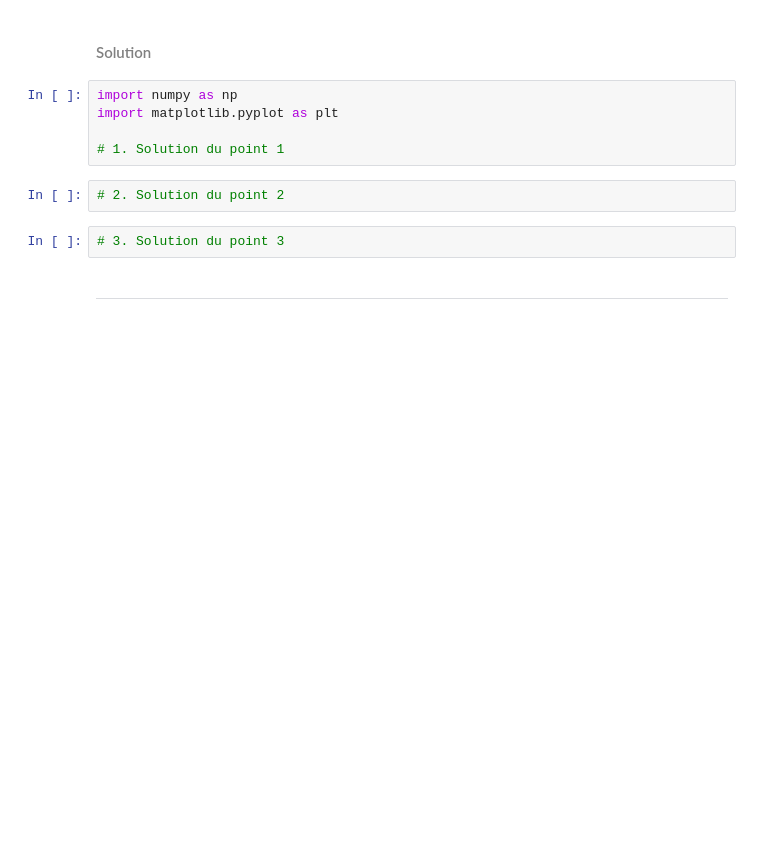
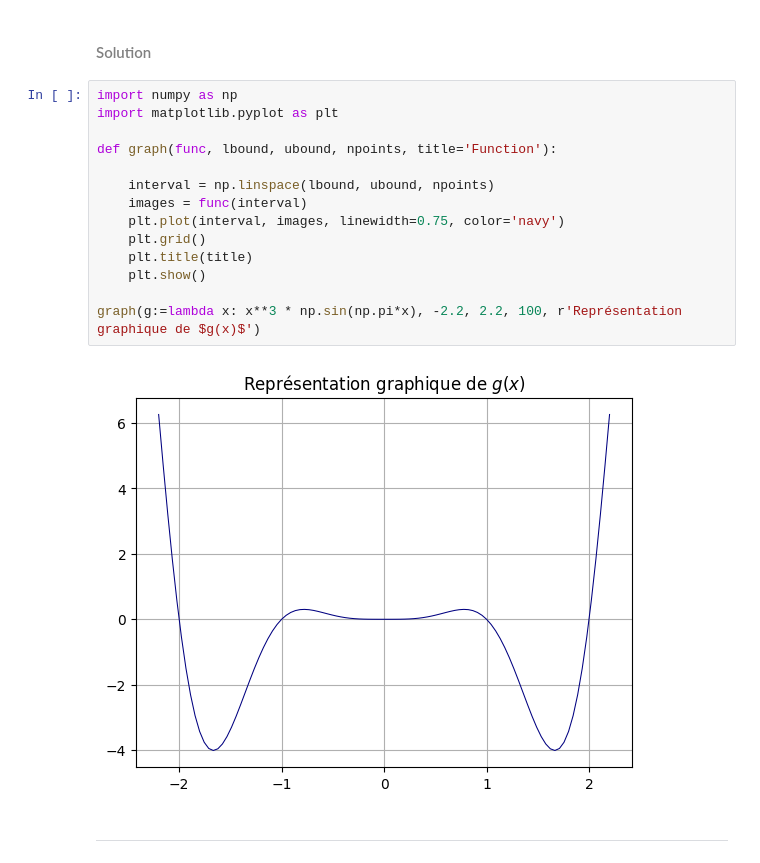
Before and after one commit to mightykatun/epfl-icc-man, a Jupyter notebook: Series/Serie_10/Serie_10.ipynb, the cells around one changed output. Drawn from its saved outputs; the diff is of its cells as text; blank space fills up the shorter version.

```diff
--- a/Series/Serie_10/Serie_10.ipynb
+++ b/Series/Serie_10/Serie_10.ipynb
@@ -34,15 +34,22 @@ On cherche à étudier la fonction $g$ en la représentant graphiquement et en d
 4. de déterminer visuellement le nombre de zéros dans l'intervalle considéré.
 # %% [markdown]
 #### <font color=grey>Solution </font>
-# %%
-import numpy as np
-import matplotlib.pyplot as plt
-
-# 1. Solution du point 1
-# %%
-# 2. Solution du point 2
-# %%
-# 3. Solution du point 3
+# %%
+import numpy as np
+import matplotlib.pyplot as plt
+
+def graph(func, lbound, ubound, npoints, title='Function'):
+
+    interval = np.linspace(lbound, ubound, npoints)
+    images = func(interval)
+    plt.plot(interval, images, linewidth=0.75, color='navy')
+    plt.grid()
+    plt.title(title)
+    plt.show()
+
+graph(g:=lambda x: x**3 * np.sin(np.pi*x), -2.2, 2.2, 100, r'Représentation graphique de $g(x)$')
+# %% [output]
+[figure, added]
 # %% [markdown]
 ***
 # %% [markdown]
```
Also changed, not shown: parts of 5 cells of this notebook.
